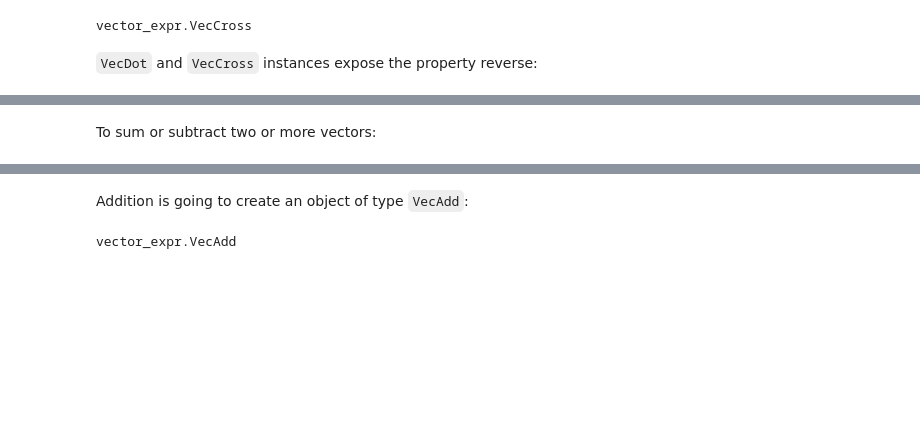
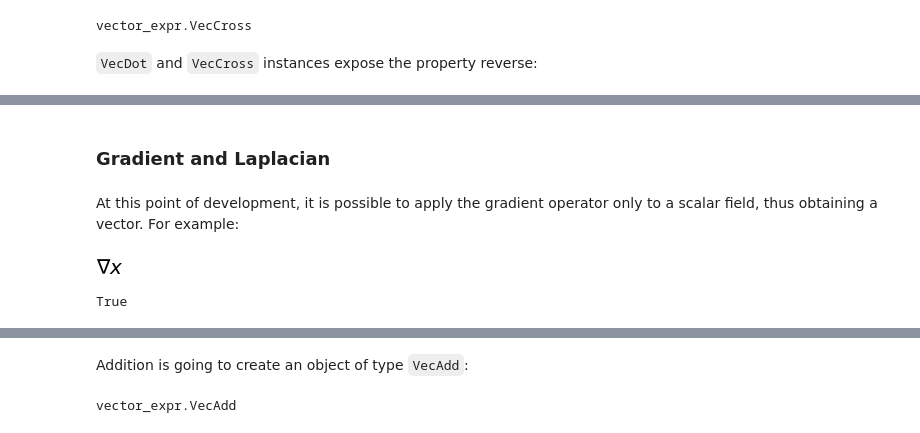
Before and after one commit to tomdunbar/sympy_vector_expressions, a Jupyter notebook: Tutorial_1_Basic.ipynb, the cells around one changed output, grey strips where cells are left out. Cells and saved outputs as stored; diff of their text form; code cells hidden in the pictures; blank space fills up the shorter version.

Commit message:
Added gradient+laplacian + identities

```diff
--- a/Tutorial_1_Basic.ipynb
+++ b/Tutorial_1_Basic.ipynb
@@ -72,2 +77,12 @@ vector_expr.VecCross
-# %% [markdown]
-To sum or subtract two or more vectors:
+# %% [markdown]
+### Gradient and Laplacian
+# %% [markdown]
+At this point of development, it is possible to apply the gradient operator only to a scalar field, thus obtaining a vector. For example:
+# %%
+x = sp.Symbol("x")
+g = Grad(x)
+display(g)
+print(g.is_Vector)
+# %% [output]
+[figure, added]
+True
```
Also changed, not shown: parts of 48 cells of this notebook, 12 other files.
